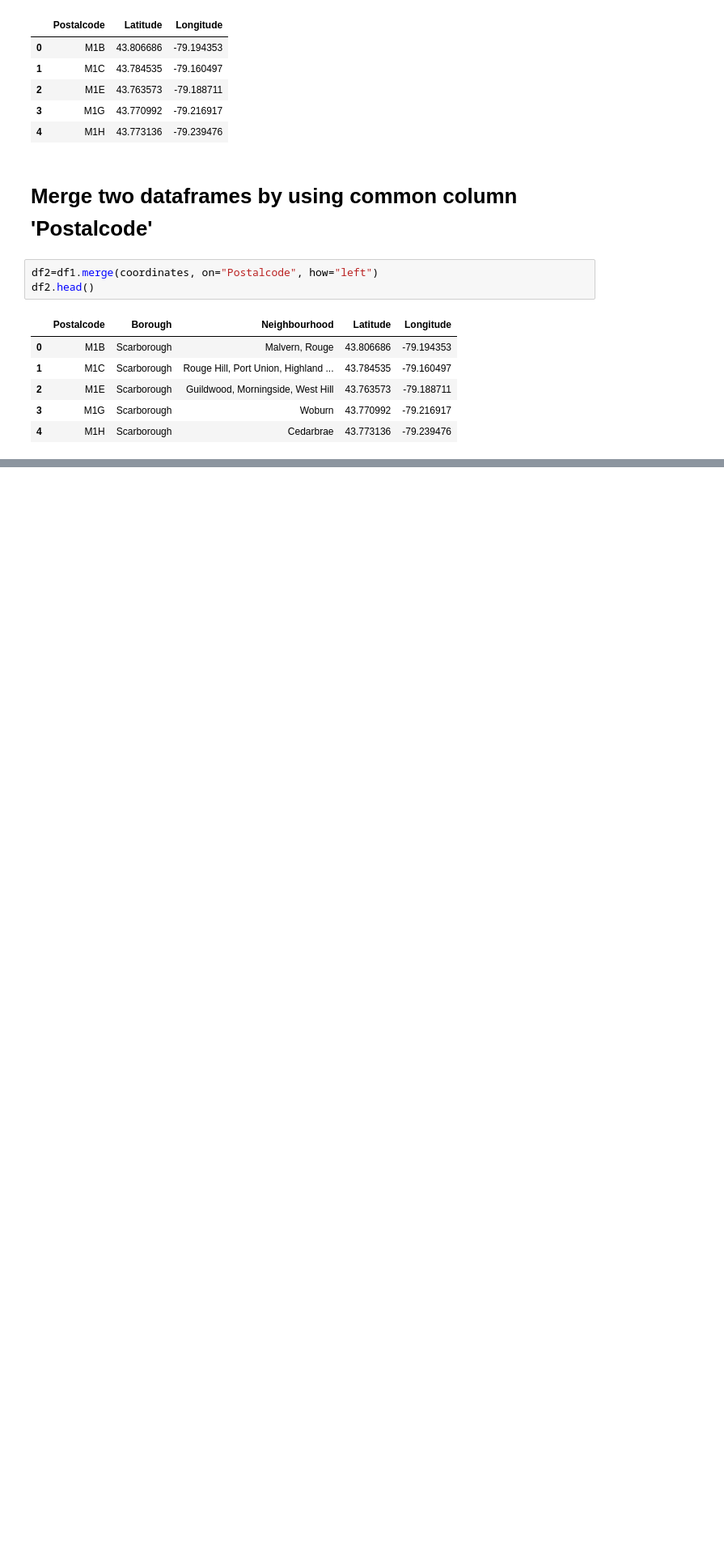
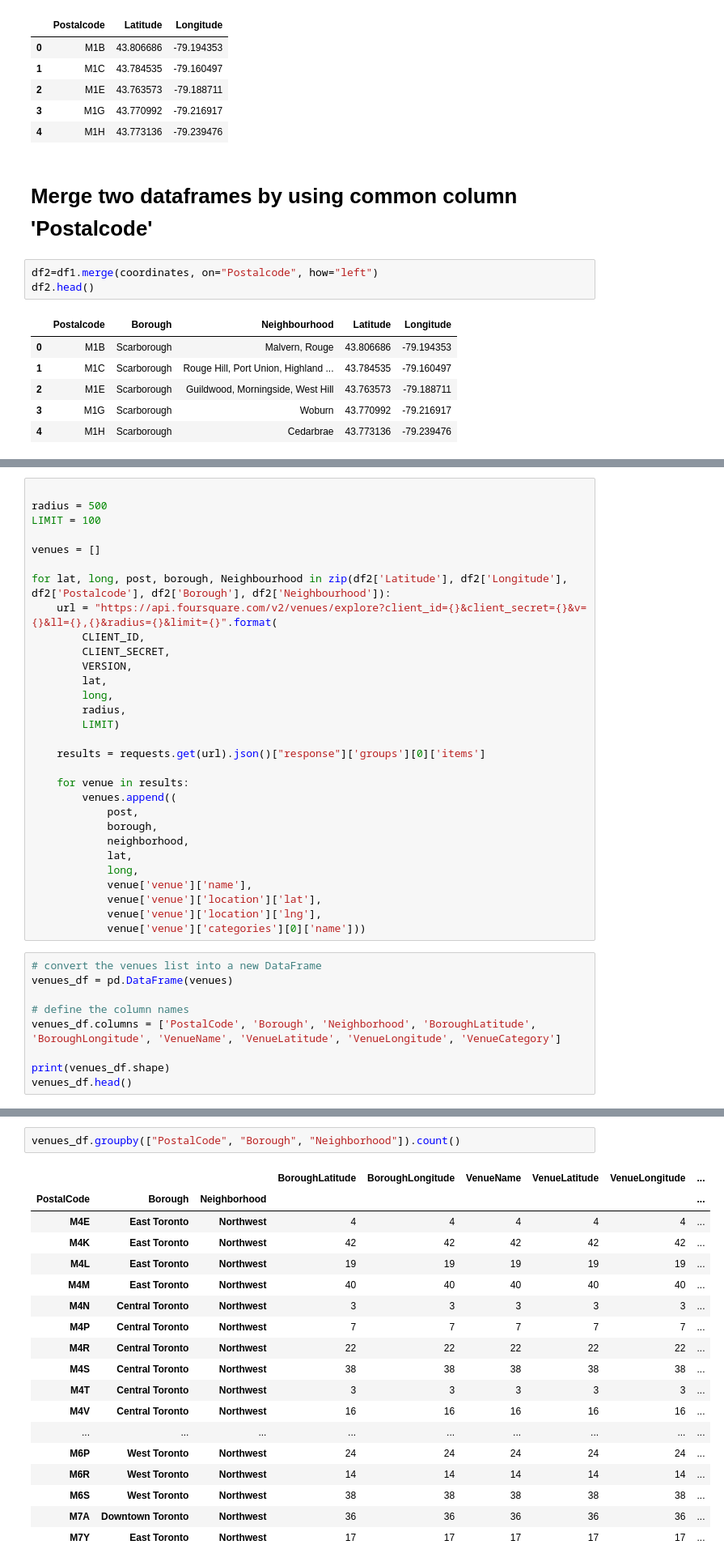
Before and after one commit to SivaPrasad02/IBM-capstone-project, a Jupyter notebook: Ibm capstone1.ipynb, the cells around one changed output, grey strips where cells are left out. Shown at 81% size. Saved outputs shown, nothing was run; the diff lists cells and outputs as text; blank space fills up the shorter version.

```diff
--- a/Ibm capstone1.ipynb
+++ b/Ibm capstone1.ipynb
@@ -151,0 +247,39 @@ df2.head()
+# %%
+
+radius = 500
+LIMIT = 100
+
+venues = []
+
+for lat, long, post, borough, Neighbourhood in zip(df2['Latitude'], df2['Longitude'], df2['Postalcode'], df2['Borough'], df2['Neighbourhood']):
+    url = "https://api.foursquare.com/v2/venues/explore?client_id={}&client_secret={}&v={}&ll={},{}&radius={}&limit={}".format(
+        CLIENT_ID,
+        CLIENT_SECRET,
+        VERSION,
+        lat,
+        long,
+        radius,
+        LIMIT)
+
+    results = requests.get(url).json()["response"]['groups'][0]['items']
+
+    for venue in results:
+        venues.append((
+            post,
+            borough,
+            neighborhood,
+            lat,
+            long,
+            venue['venue']['name'],
+            venue['venue']['location']['lat'],
+            venue['venue']['location']['lng'],
+            venue['venue']['categories'][0]['name']))
+# %%
+# convert the venues list into a new DataFrame
+venues_df = pd.DataFrame(venues)
+
+# define the column names
+venues_df.columns = ['PostalCode', 'Borough', 'Neighborhood', 'BoroughLatitude', 'BoroughLongitude', 'VenueName', 'VenueLatitude', 'VenueLongitude', 'VenueCategory']
+
+print(venues_df.shape)
+venues_df.head()
@@ -151,0 +296,21 @@ df2.head()
+# %%
+venues_df.groupby(["PostalCode", "Borough", "Neighborhood"]).count()
+# %% [output]
+|  |  |  | BoroughLatitude | BoroughLongitude | VenueName | VenueLatitude | VenueLongitude | ... |
+| PostalCode | Borough | Neighborhood |  |  |  |  |  | ... |
+| M4E | East Toronto | Northwest | 4 | 4 | 4 | 4 | 4 | ... |
+| M4K | East Toronto | Northwest | 42 | 42 | 42 | 42 | 42 | ... |
+| M4L | East Toronto | Northwest | 19 | 19 | 19 | 19 | 19 | ... |
+| M4M | East Toronto | Northwest | 40 | 40 | 40 | 40 | 40 | ... |
+| M4N | Central Toronto | Northwest | 3 | 3 | 3 | 3 | 3 | ... |
+| M4P | Central Toronto | Northwest | 7 | 7 | 7 | 7 | 7 | ... |
+| M4R | Central Toronto | Northwest | 22 | 22 | 22 | 22 | 22 | ... |
+| M4S | Central Toronto | Northwest | 38 | 38 | 38 | 38 | 38 | ... |
+| M4T | Central Toronto | Northwest | 3 | 3 | 3 | 3 | 3 | ... |
+| M4V | Central Toronto | Northwest | 16 | 16 | 16 | 16 | 16 | ... |
+| ... | ... | ... | ... | ... | ... | ... | ... | ... |
+| M6P | West Toronto | Northwest | 24 | 24 | 24 | 24 | 24 | ... |
+| M6R | West Toronto | Northwest | 14 | 14 | 14 | 14 | 14 | ... |
+| M6S | West Toronto | Northwest | 38 | 38 | 38 | 38 | 38 | ... |
+| M7A | Downtown Toronto | Northwest | 36 | 36 | 36 | 36 | 36 | ... |
+| M7Y | East Toronto | Northwest | 17 | 17 | 17 | 17 | 17 | ... |
```
Also changed, not shown: parts of 27 cells of this notebook.
